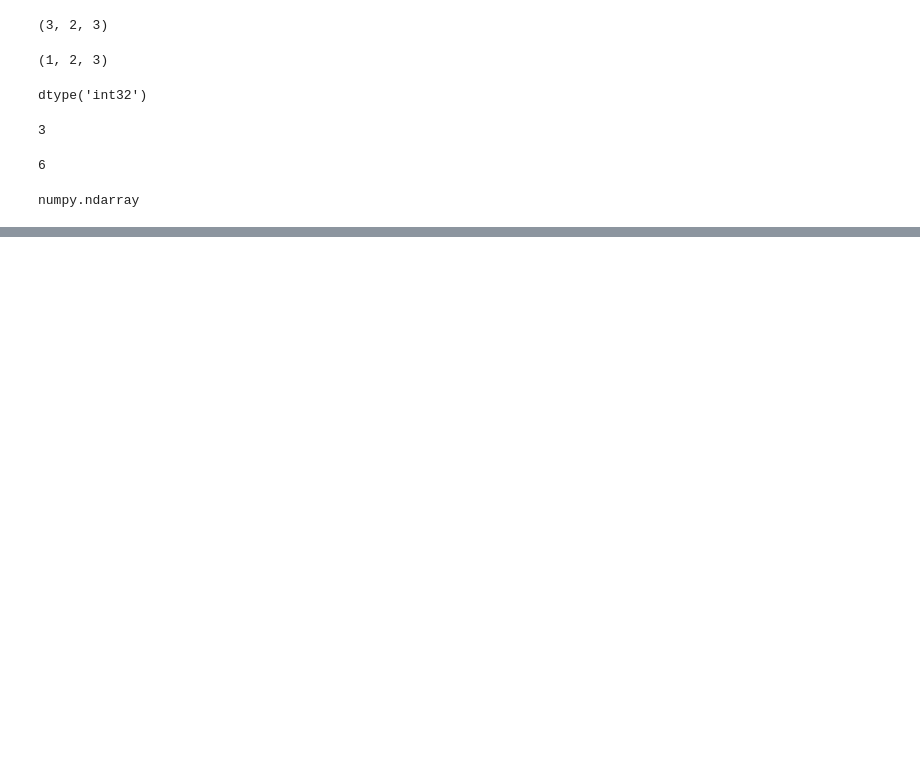
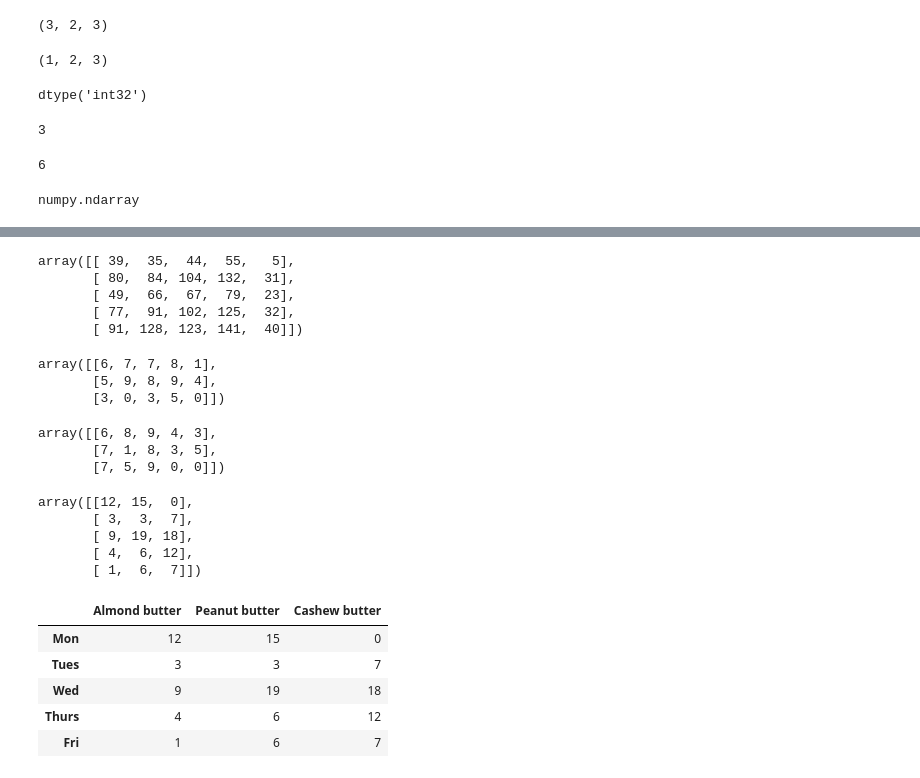
Before and after one commit to sofiandefro/machine-learning-project, a Jupyter notebook: introduction-to-numpy.ipynb, the cells around one changed output, grey strips where cells are left out. Cells and saved outputs as stored; diff of their text form; code cells hidden in the pictures; blank space fills up the shorter version.

```diff
--- a/introduction-to-numpy.ipynb
+++ b/introduction-to-numpy.ipynb
@@ -82,0 +362,30 @@ numpy.ndarray
+# %%
+mat1.dot(mat2.reshape(3,5))
+# %% [output]
+array([[ 39,  35,  44,  55,   5],
+       [ 80,  84, 104, 132,  31],
+       [ 49,  66,  67,  79,  23],
+       [ 77,  91, 102, 125,  32],
+       [ 91, 128, 123, 141,  40]])
+# %%
+mat2.reshape(3,5)
+# %% [output]
+array([[6, 7, 7, 8, 1],
+       [5, 9, 8, 9, 4],
+       [3, 0, 3, 5, 0]])
+# %%
+mat2.T
+# %% [output]
+array([[6, 8, 9, 4, 3],
+       [7, 1, 8, 3, 5],
+       [7, 5, 9, 0, 0]])
+# %%
+np.random.seed(0)
+sales_amount = np.random.randint(20, size=(5,3))
+sales_amount
+# %% [output]
+array([[12, 15,  0],
+       [ 3,  3,  7],
+       [ 9, 19, 18],
+       [ 4,  6, 12],
+       [ 1,  6,  7]])
@@ -82,0 +394,12 @@ numpy.ndarray
+# %%
+#Create weekly_sales DataFrame
+weekly_sales = pd.DataFrame(sales_amount, index=["Mon", "Tues", "Wed", "Thurs", "Fri"],
+                            columns=["Almond butter", "Peanut butter", "Cashew butter"])
+weekly_sales
+# %% [output]
+|  | Almond butter | Peanut butter | Cashew butter |
+| Mon | 12 | 15 | 0 |
+| Tues | 3 | 3 | 7 |
+| Wed | 9 | 19 | 18 |
+| Thurs | 4 | 6 | 12 |
+| Fri | 1 | 6 | 7 |
```
Also changed, not shown: parts of 64 cells of this notebook, 3 other files.
